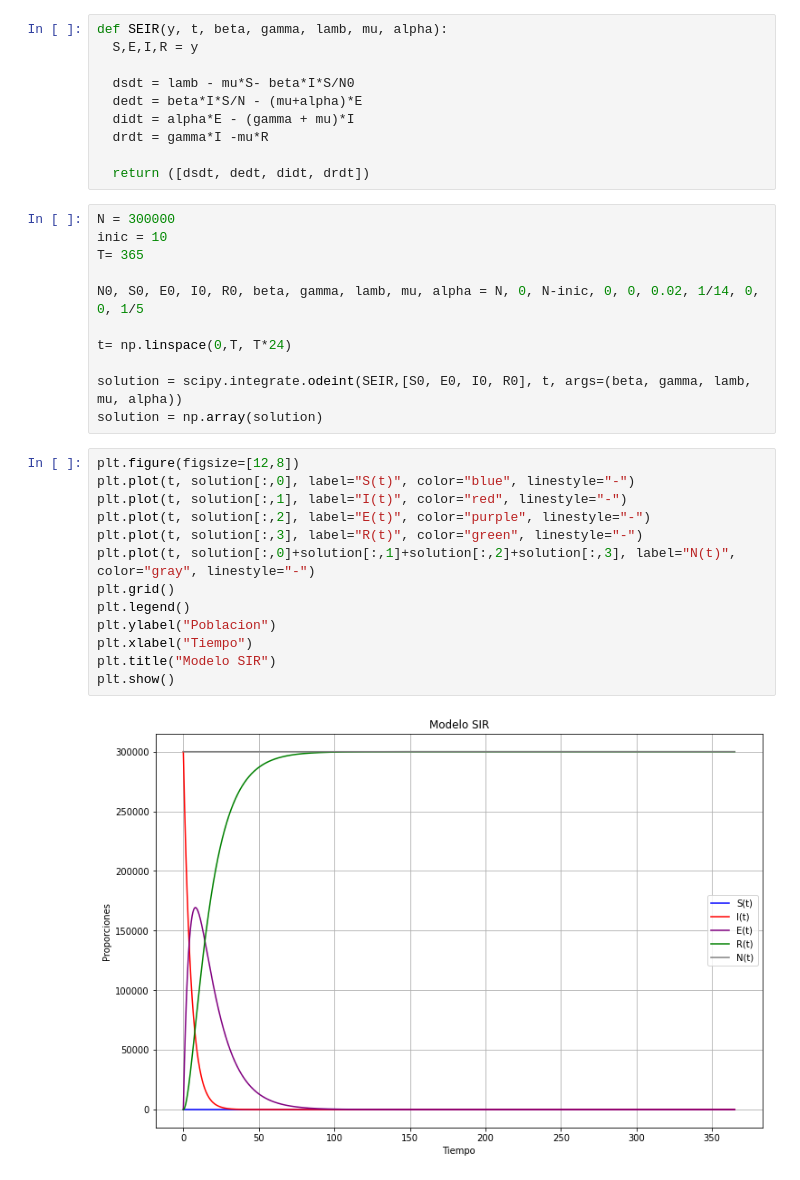
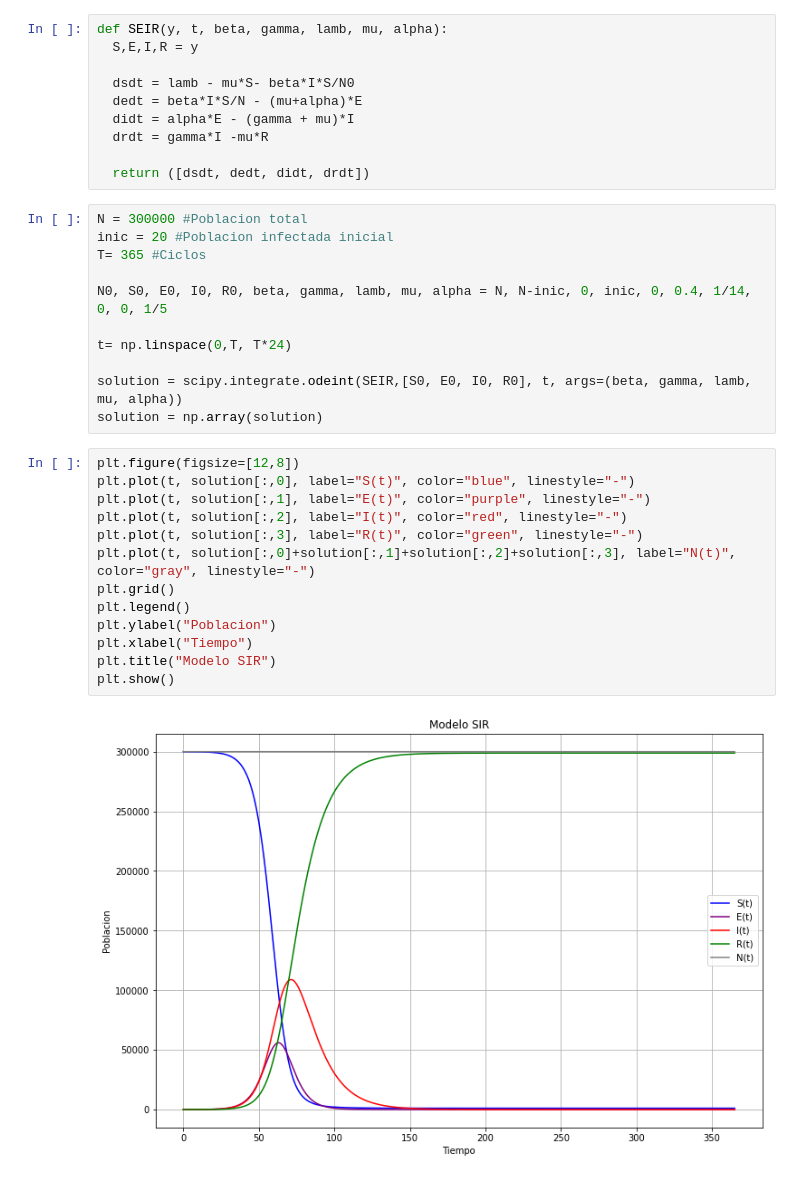
Before and after one commit to AngelARVM/Python, a Jupyter notebook: Modelos-Epidemiologicos/SEIR_model_v2.ipynb, the cells around one changed output. Cells and saved outputs as stored; diff of their text form.

```diff
--- a/Modelos-Epidemiologicos/SEIR_model_v2.ipynb
+++ b/Modelos-Epidemiologicos/SEIR_model_v2.ipynb
@@ -13,11 +13,11 @@ def SEIR(y, t, beta, gamma, lamb, mu, alpha):
 
   return ([dsdt, dedt, didt, drdt])
 # %%
-N = 300000
-inic = 10
-T= 365
+N = 300000 #Poblacion total
+inic = 20 #Poblacion infectada inicial
+T= 365 #Ciclos
 
-N0, S0, E0, I0, R0, beta, gamma, lamb, mu, alpha = N, 0, N-inic, 0, 0, 0.02, 1/14, 0, 0, 1/5
+N0, S0, E0, I0, R0, beta, gamma, lamb, mu, alpha = N, N-inic, 0, inic, 0, 0.4, 1/14, 0, 0, 1/5
 
 t= np.linspace(0,T, T*24)
 
@@ -26,15 +26,15 @@ solution = np.array(solution)
 # %%
 plt.figure(figsize=[12,8])
 plt.plot(t, solution[:,0], label="S(t)", color="blue", linestyle="-")
-plt.plot(t, solution[:,1], label="I(t)", color="red", linestyle="-")
-plt.plot(t, solution[:,2], label="E(t)", color="purple", linestyle="-")
+plt.plot(t, solution[:,1], label="E(t)", color="purple", linestyle="-")
+plt.plot(t, solution[:,2], label="I(t)", color="red", linestyle="-")
 plt.plot(t, solution[:,3], label="R(t)", color="green", linestyle="-")
 plt.plot(t, solution[:,0]+solution[:,1]+solution[:,2]+solution[:,3], label="N(t)", color="gray", linestyle="-")
 plt.grid()
 plt.legend()
 plt.ylabel("Poblacion")
 plt.xlabel("Tiempo")
 plt.title("Modelo SIR")
 plt.show()
 # %% [output]
-[figure, old version]
+[figure, new version]
```
